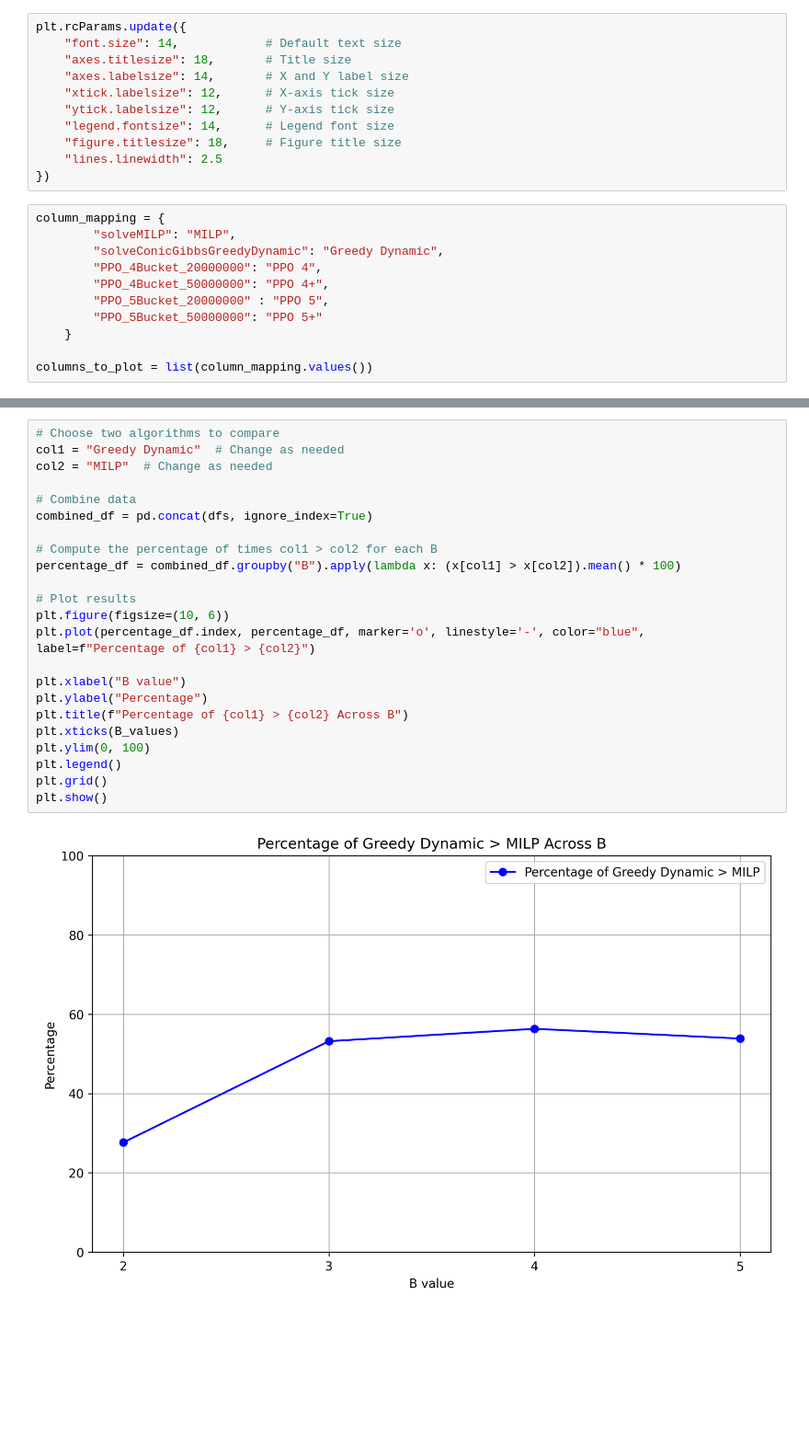
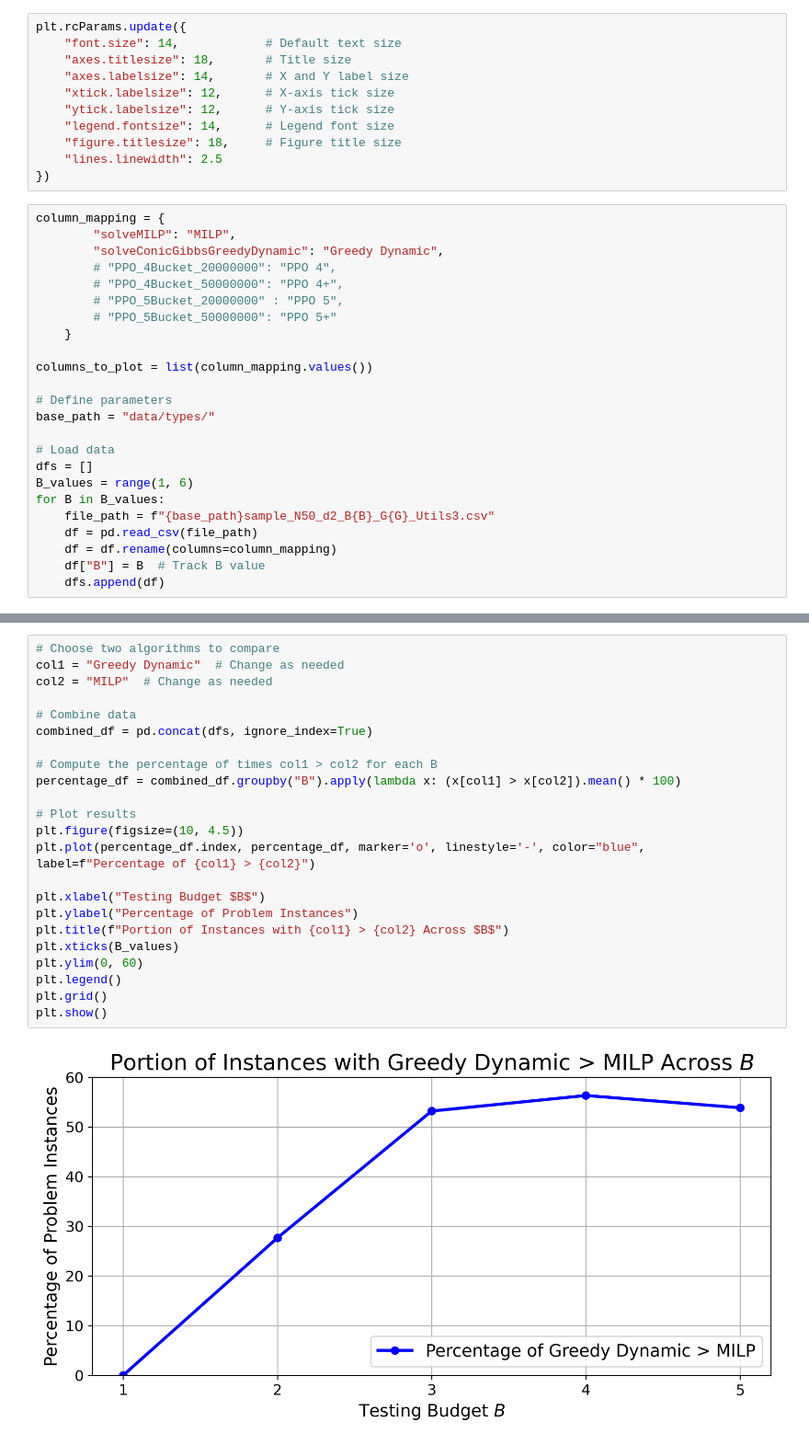
Before and after one commit to nrlopez03/pooled-testing, a Jupyter notebook: multGraphs.ipynb, the cells around one changed output, grey strips where cells are left out. Shown at 92% size. Saved outputs shown, nothing was run; the diff lists cells and outputs as text; blank space fills up the shorter version.

```diff
--- a/multGraphs.ipynb
+++ b/multGraphs.ipynb
@@ -48,13 +26,26 @@ plt.rcParams.update({
 column_mapping = {
         "solveMILP": "MILP",
         "solveConicGibbsGreedyDynamic": "Greedy Dynamic",
-        "PPO_4Bucket_20000000": "PPO 4",
-        "PPO_4Bucket_50000000": "PPO 4+",
-        "PPO_5Bucket_20000000" : "PPO 5",
-        "PPO_5Bucket_50000000": "PPO 5+"
+        # "PPO_4Bucket_20000000": "PPO 4",
+        # "PPO_4Bucket_50000000": "PPO 4+",
+        # "PPO_5Bucket_20000000" : "PPO 5",
+        # "PPO_5Bucket_50000000": "PPO 5+"
     }
 
 columns_to_plot = list(column_mapping.values())
+
+# Define parameters
+base_path = "data/types/"
+
+# Load data
+dfs = []
+B_values = range(1, 6)
+for B in B_values:
+    file_path = f"{base_path}sample_N50_d2_B{B}_G{G}_Utils3.csv"
+    df = pd.read_csv(file_path)
+    df = df.rename(columns=column_mapping)
+    df["B"] = B  # Track B value
+    dfs.append(df)
 # %%
 # Combine data
 combined_df = pd.concat(dfs, ignore_index=True)
@@ -195,25 +181,25 @@ else:
 # %%
 # Choose two algorithms to compare
 col1 = "Greedy Dynamic"  # Change as needed
 col2 = "MILP"  # Change as needed
 
 # Combine data
 combined_df = pd.concat(dfs, ignore_index=True)
 
 # Compute the percentage of times col1 > col2 for each B
 percentage_df = combined_df.groupby("B").apply(lambda x: (x[col1] > x[col2]).mean() * 100)
 
 # Plot results
-plt.figure(figsize=(10, 6))
+plt.figure(figsize=(10, 4.5))
 plt.plot(percentage_df.index, percentage_df, marker='o', linestyle='-', color="blue", label=f"Percentage of {col1} > {col2}")
 
-plt.xlabel("B value")
-plt.ylabel("Percentage")
-plt.title(f"Percentage of {col1} > {col2} Across B")
+plt.xlabel("Testing Budget $B$")
+plt.ylabel("Percentage of Problem Instances")
+plt.title(f"Portion of Instances with {col1} > {col2} Across $B$")
 plt.xticks(B_values)
-plt.ylim(0, 100)
+plt.ylim(0, 60)
 plt.legend()
 plt.grid()
 plt.show()
 # %% [output]
-[figure, old version]
+[figure, new version]
```
Also changed, not shown: parts of 5 cells of this notebook, 8 other files.
